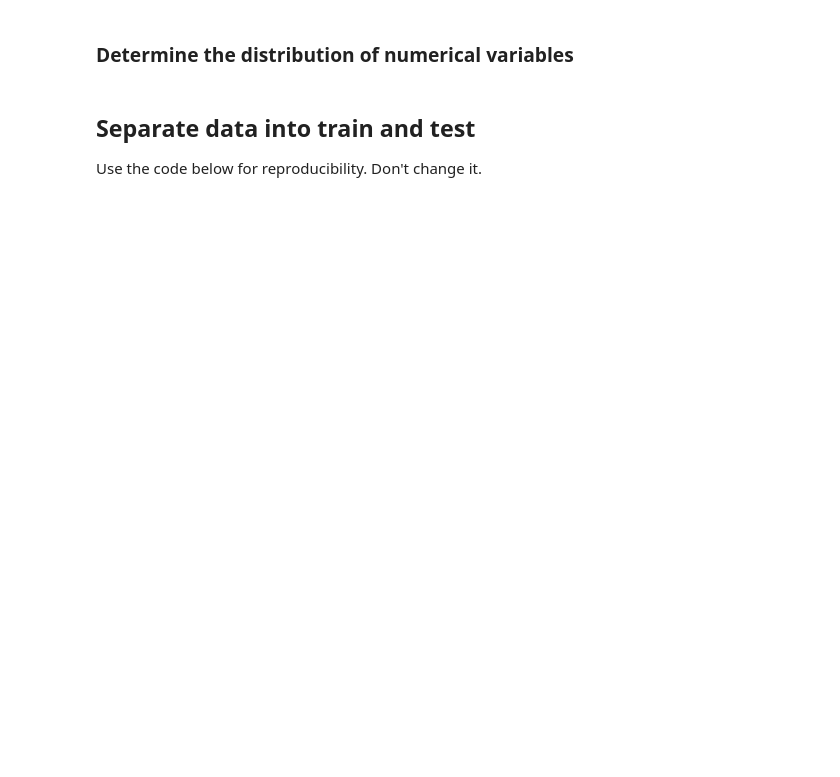
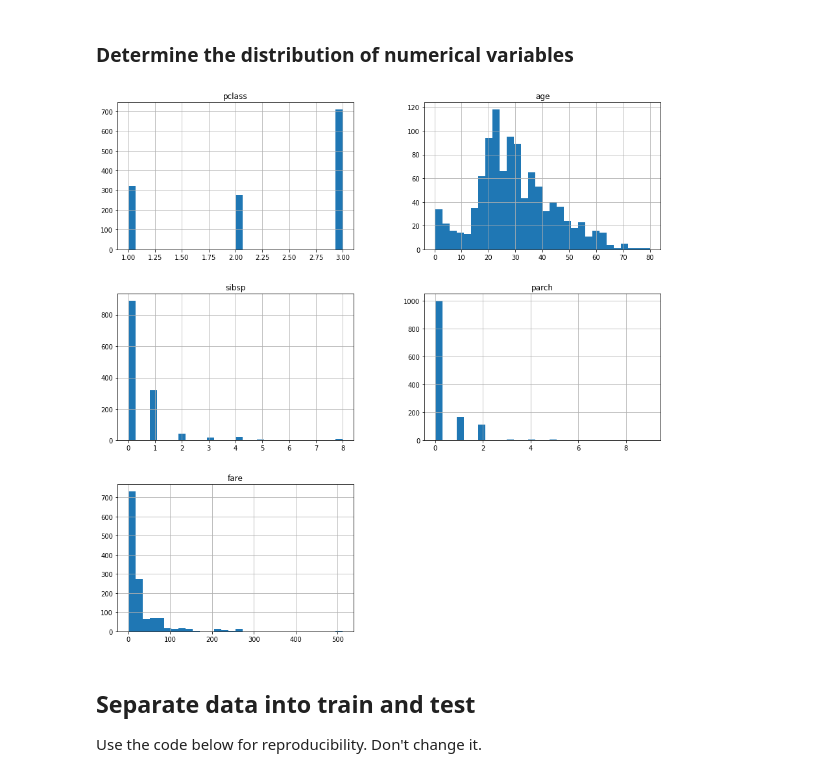
Before and after one commit to trainindata/deploying-machine-learning-models, a Jupyter notebook: section-04-research-and-development/titanic-assignment/01-predicting-survival-titanic-assignement.ipynb, the cells around one changed output. Saved outputs shown, nothing was run; the diff lists cells and outputs as text; code cells hidden in the pictures; blank space fills up the shorter version.

```diff
--- a/section-04-research-and-development/titanic-assignment/01-predicting-survival-titanic-assignement.ipynb
+++ b/section-04-research-and-development/titanic-assignment/01-predicting-survival-titanic-assignement.ipynb
@@ -131,5 +150,10 @@ print('Number of categorical variables: {}'.format(len(vars_cat)))
 # %% [markdown]
 ### Determine the distribution of numerical variables
+# %%
+data[num_vars].hist(bins=30, figsize=(15,15))
+plt.show()
+# %% [output]
+[figure, added]
 # %% [markdown]
 ## Separate data into train and test
 
```
Also changed, not shown: parts of 19 cells of this notebook, 5 other files.
